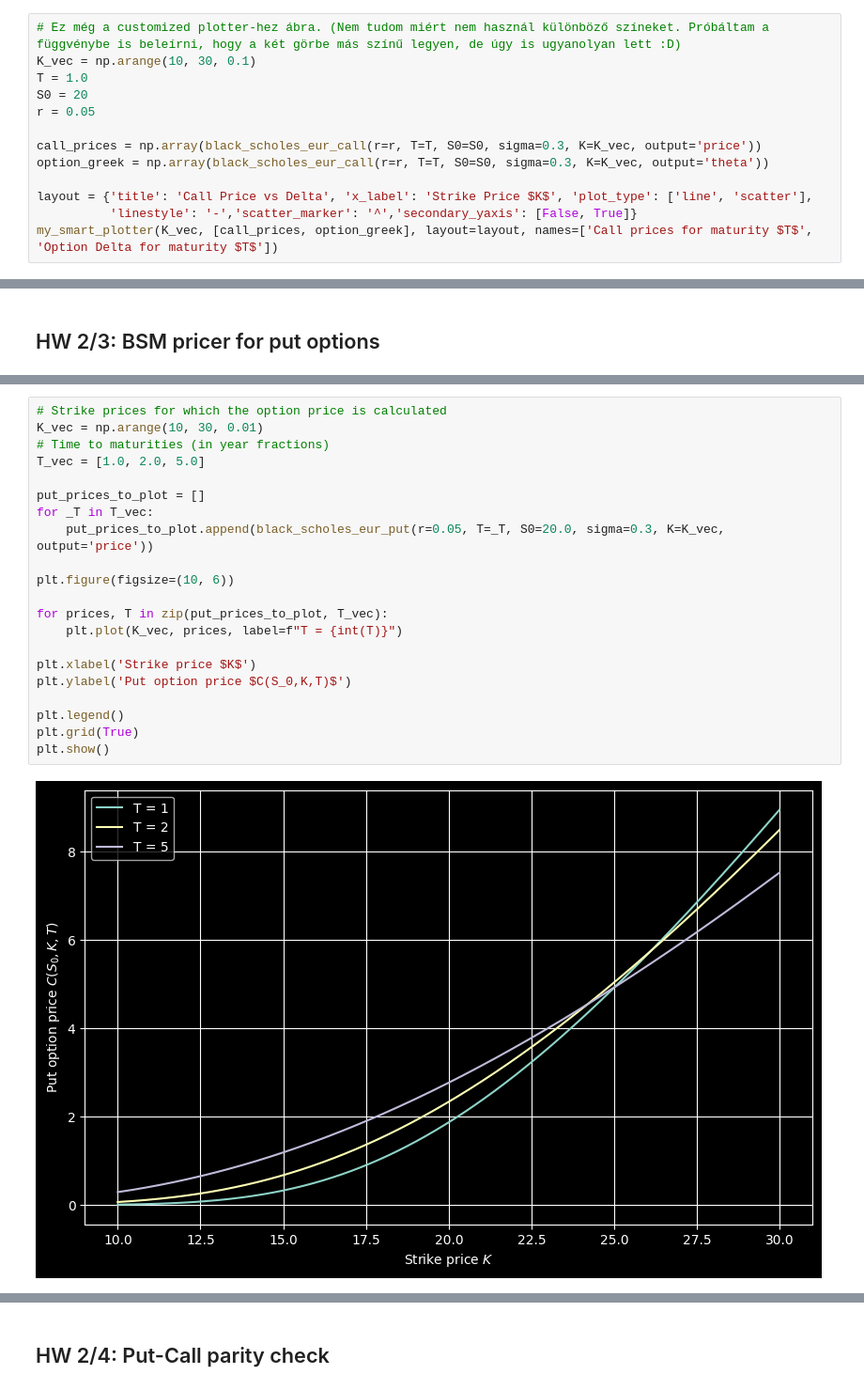
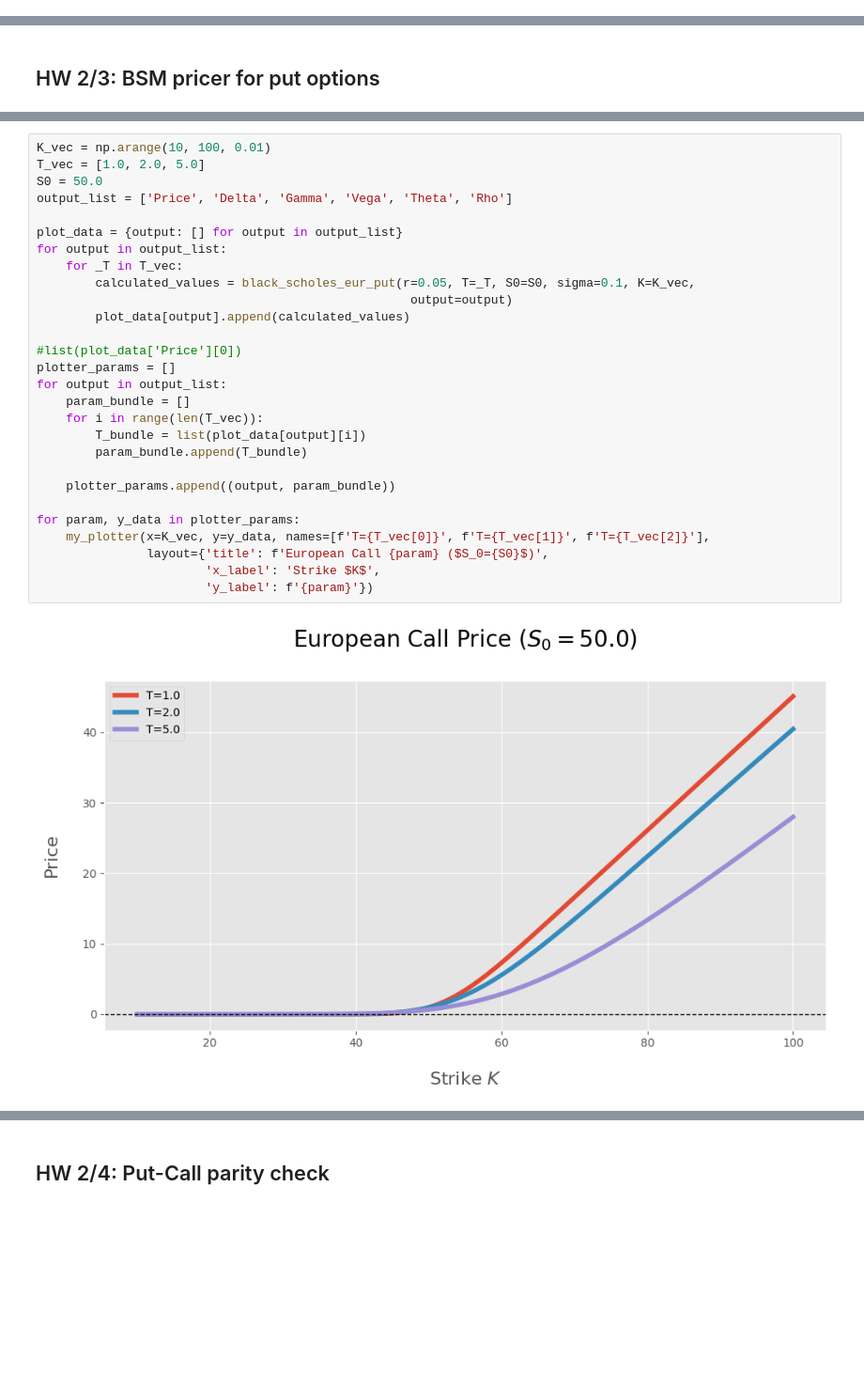
Before and after one commit to QuantCourseBP/QuantCourseBP, a Jupyter notebook: homeworks/9180744/my_homeworks/OptionBasics_BSMmodel_hazi.ipynb, the cells around one changed output, grey strips where cells are left out. Shown at 94% size. Drawn from its saved outputs; the diff is of its cells as text; blank space fills up the shorter version.

```diff
--- a/homeworks/9180744/my_homeworks/OptionBasics_BSMmodel_hazi.ipynb
+++ b/homeworks/9180744/my_homeworks/OptionBasics_BSMmodel_hazi.ipynb
@@ -207,13 +175,0 @@ plt.show()
-# %%
-# Ez még a customized plotter-hez ábra. (Nem tudom miért nem használ különböző színeket. Próbáltam a függvénybe is beleírni, hogy a két görbe más színű legyen, de úgy is ugyanolyan lett :D)
-K_vec = np.arange(10, 30, 0.1)
-T = 1.0
-S0 = 20
-r = 0.05
-
-call_prices = np.array(black_scholes_eur_call(r=r, T=T, S0=S0, sigma=0.3, K=K_vec, output='price'))
-option_greek = np.array(black_scholes_eur_call(r=r, T=T, S0=S0, sigma=0.3, K=K_vec, output='theta'))
-
-layout = {'title': 'Call Price vs Delta', 'x_label': 'Strike Price $K$', 'plot_type': ['line', 'scatter'],
-          'linestyle': '-','scatter_marker': '^','secondary_yaxis': [False, True]}
-my_smart_plotter(K_vec, [call_prices, option_greek], layout=layout, names=['Call prices for maturity $T$', 'Option Delta for maturity $T$'])
@@ -265,25 +219,32 @@ def black_scholes_eur_put(r: float, T: float, S0: float, sigma: float, K: Union[
         raise ValueError(f"Invalid output type '{output}'."
                          "Choose from: 'price', 'delta', 'vega', 'theta', 'rho', 'gamma'.")
 # %%
-# Strike prices for which the option price is calculated
-K_vec = np.arange(10, 30, 0.01)
-# Time to maturities (in year fractions)
+K_vec = np.arange(10, 100, 0.01)
 T_vec = [1.0, 2.0, 5.0]
+S0 = 50.0
+output_list = ['Price', 'Delta', 'Gamma', 'Vega', 'Theta', 'Rho']
 
-put_prices_to_plot = []
-for _T in T_vec:
-    put_prices_to_plot.append(black_scholes_eur_put(r=0.05, T=_T, S0=20.0, sigma=0.3, K=K_vec, output='price'))
+plot_data = {output: [] for output in output_list}
+for output in output_list:
+    for _T in T_vec:
+        calculated_values = black_scholes_eur_put(r=0.05, T=_T, S0=S0, sigma=0.1, K=K_vec,
+                                                   output=output)
+        plot_data[output].append(calculated_values)
 
-plt.figure(figsize=(10, 6))
+#list(plot_data['Price'][0])
+plotter_params = []
+for output in output_list:
+    param_bundle = []
+    for i in range(len(T_vec)):
+        T_bundle = list(plot_data[output][i])
+        param_bundle.append(T_bundle)
 
-for prices, T in zip(put_prices_to_plot, T_vec):
-    plt.plot(K_vec, prices, label=f"T = {int(T)}")
+    plotter_params.append((output, param_bundle))
 
-plt.xlabel('Strike price $K$')
-plt.ylabel('Put option price $C(S_0,K,T)$')
-
-plt.legend()
-plt.grid(True)
-plt.show()
+for param, y_data in plotter_params:
+    my_plotter(x=K_vec, y=y_data, names=[f'T={T_vec[0]}', f'T={T_vec[1]}', f'T={T_vec[2]}'],
+               layout={'title': f'European Call {param} ($S_0={S0}$)',
+                       'x_label': 'Strike $K$',
+                       'y_label': f'{param}'})
 # %% [output]
-[figure, old version]
+[figure, new version]
```
Also changed, not shown: parts of 13 cells of this notebook.
